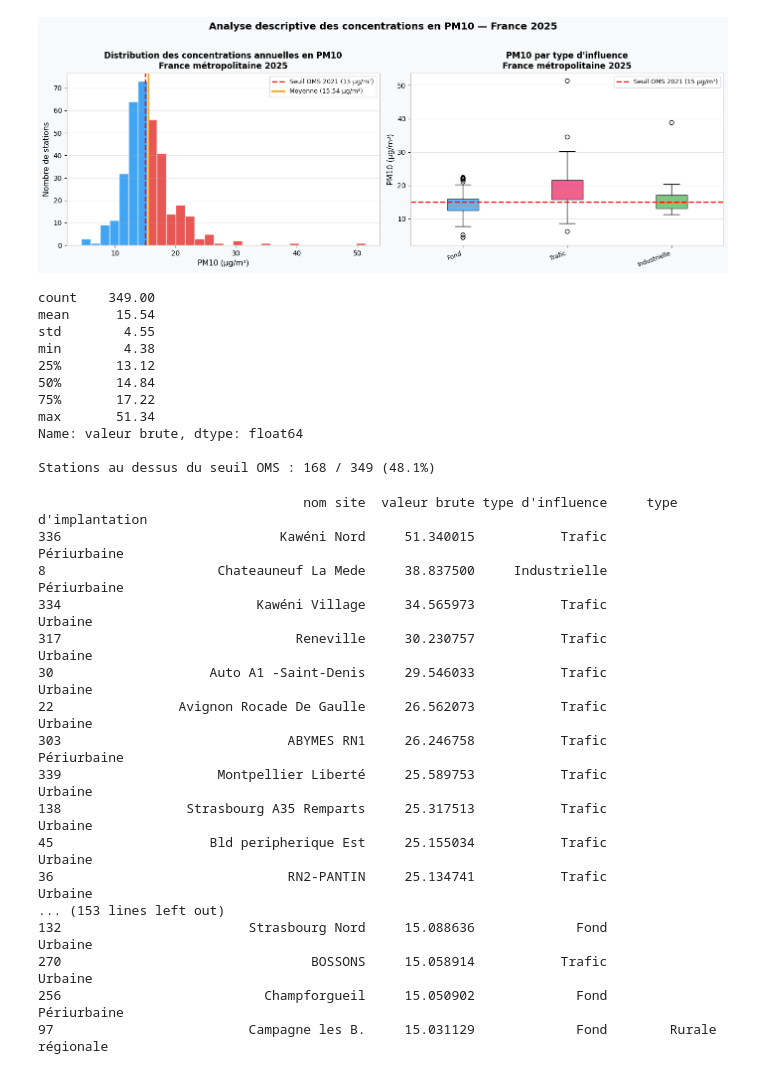
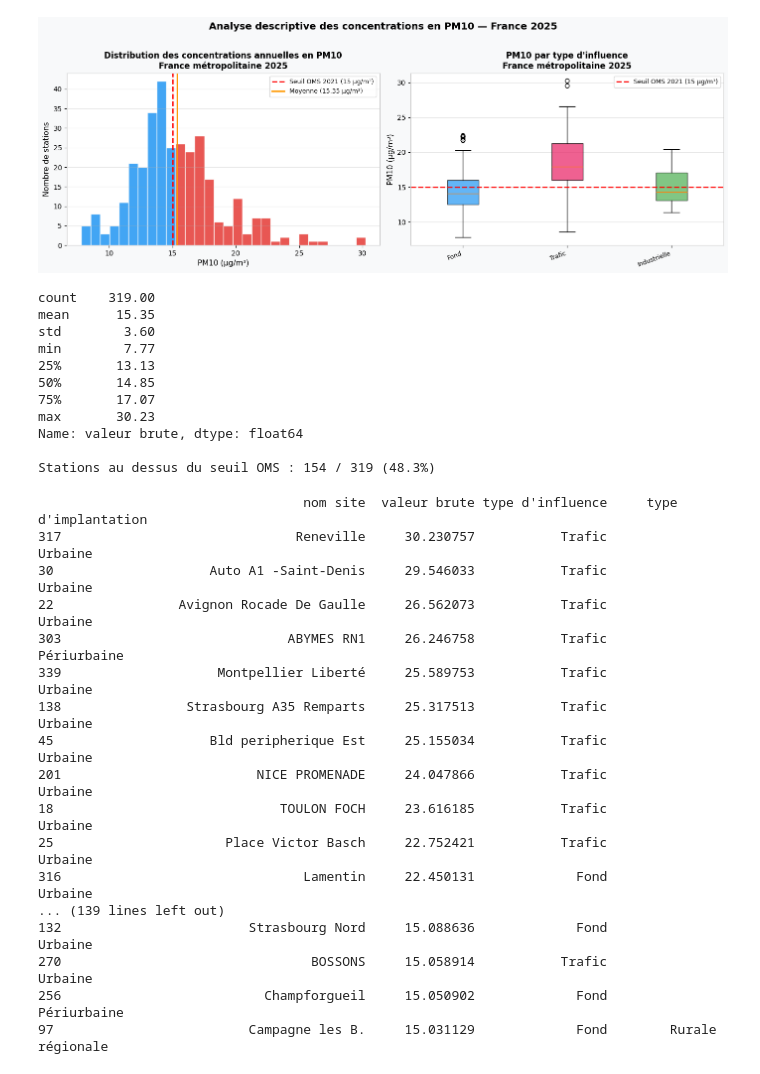
Before and after one commit to Gookd/spatial-pollution-risk-models, a Jupyter notebook: code/PM10 VIZ.ipynb, the cells around one changed output. Drawn from its saved outputs; the diff is of its cells as text; code cells hidden in the pictures.

```diff
--- a/code/PM10 VIZ.ipynb
+++ b/code/PM10 VIZ.ipynb
@@ -43,6 +43,8 @@ m
 # %%
 import matplotlib.pyplot as plt
 import numpy as np
+
+d_clean = d_clean[d_clean["validité"] == 1]
 
 fig, axes = plt.subplots(1, 2, figsize=(14, 5))
 fig.patch.set_facecolor('#f8f9fa')
@@ -87,52 +89,49 @@ ax2.set_facecolor('white')
 
 types = d_clean["type d'influence"].value_counts().index.tolist()
 data_box = [d_clean[d_clean["type d'influence"] == t]["valeur brute"].values for t in types]
 colors_box = ['#2196F3', '#E91E63', '#4CAF50', '#FF9800', '#9C27B0']
 
 bp = ax2.boxplot(data_box, patch_artist=True, notch=False)
 for patch, color in zip(bp['boxes'], colors_box[:len(types)]):
     patch.set_facecolor(color)
     patch.set_alpha(0.7)
 
 ax2.axhline(y=15, color='red', linewidth=2, linestyle='--', label="Seuil OMS 2021 (15 µg/m³)")
 ax2.set_xticklabels(types, rotation=20, ha='right', fontsize=9)
 ax2.set_ylabel("PM10 (µg/m³)", fontsize=11)
 ax2.set_title("PM10 par type d'influence\nFrance métropolitaine 2025",
               fontsize=12, fontweight='bold')
 ax2.legend(fontsize=9)
 ax2.grid(axis='y', alpha=0.3)
 for spine in ax2.spines.values():
     spine.set_edgecolor('#cccccc')
 
 fig.suptitle("Analyse descriptive des concentrations en PM10 — France 2025",
              fontsize=14, fontweight='bold', y=1.02)
 
 plt.tight_layout()
 plt.show()
 
 # Stats descriptives
 print(d_clean["valeur brute"].describe().round(2))
 print(f"\nStations au dessus du seuil OMS : {(d_clean['valeur brute'] > 15).sum()} / {len(d_clean)} ({(d_clean['valeur brute'] > 15).mean()*100:.1f}%)")
 # %% [output]
-[figure, old version]
+[figure, new version]
-count    349.00
-mean      15.54
-std        4.55
-min        4.38
-25%       13.12
-50%       14.84
-75%       17.22
-max       51.34
+count    319.00
+mean      15.35
+std        3.60
+min        7.77
+25%       13.13
+50%       14.85
+75%       17.07
+max       30.23
 Name: valeur brute, dtype: float64
 
-Stations au dessus du seuil OMS : 168 / 349 (48.1%)
+Stations au dessus du seuil OMS : 154 / 319 (48.3%)
 # %%
 print(d_clean[d_clean["valeur brute"] > 15][['nom site', 'valeur brute', "type d'influence", "type d'implantation"]].sort_values('valeur brute', ascending=False).to_string())
 # %% [output]
                                   nom site  valeur brute type d'influence     type d'implantation
-336                            Kawéni Nord     51.340015           Trafic             Périurbaine
-8                      Chateauneuf La Mede     38.837500     Industrielle             Périurbaine
-334                         Kawéni Village     34.565973           Trafic                 Urbaine
 317                              Reneville     30.230757           Trafic                 Urbaine
 30                    Auto A1 -Saint-Denis     29.546033           Trafic                 Urbaine
 22                Avignon Rocade De Gaulle     26.562073           Trafic                 Urbaine
@@ -140,8 +139,11 @@ print(d_clean[d_clean["valeur brute"] > 15][['nom site', 'valeur brute', "type d
 339                    Montpellier Liberté     25.589753           Trafic                 Urbaine
 138                Strasbourg A35 Remparts     25.317513           Trafic                 Urbaine
 45                    Bld peripherique Est     25.155034           Trafic                 Urbaine
-36                              RN2-PANTIN     25.134741           Trafic                 Urbaine
-... (153 lines left out)
+201                         NICE PROMENADE     24.047866           Trafic                 Urbaine
+18                             TOULON FOCH     23.616185           Trafic                 Urbaine
+25                      Place Victor Basch     22.752421           Trafic                 Urbaine
+316                               Lamentin     22.450131             Fond                 Urbaine
+... (139 lines left out)
 132                        Strasbourg Nord     15.088636             Fond                 Urbaine
 270                                BOSSONS     15.058914           Trafic                 Urbaine
 256                          Champforgueil     15.050902             Fond             Périurbaine
```
Also changed, not shown: 2 other files.
